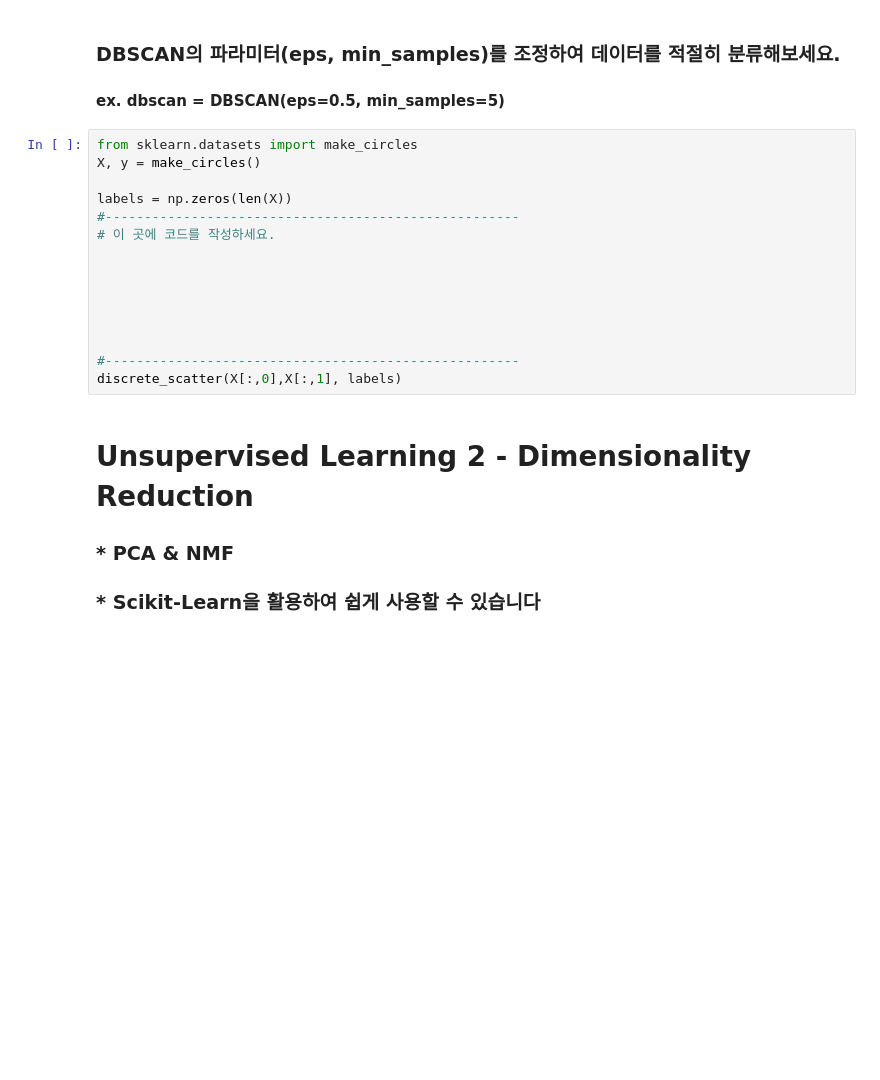
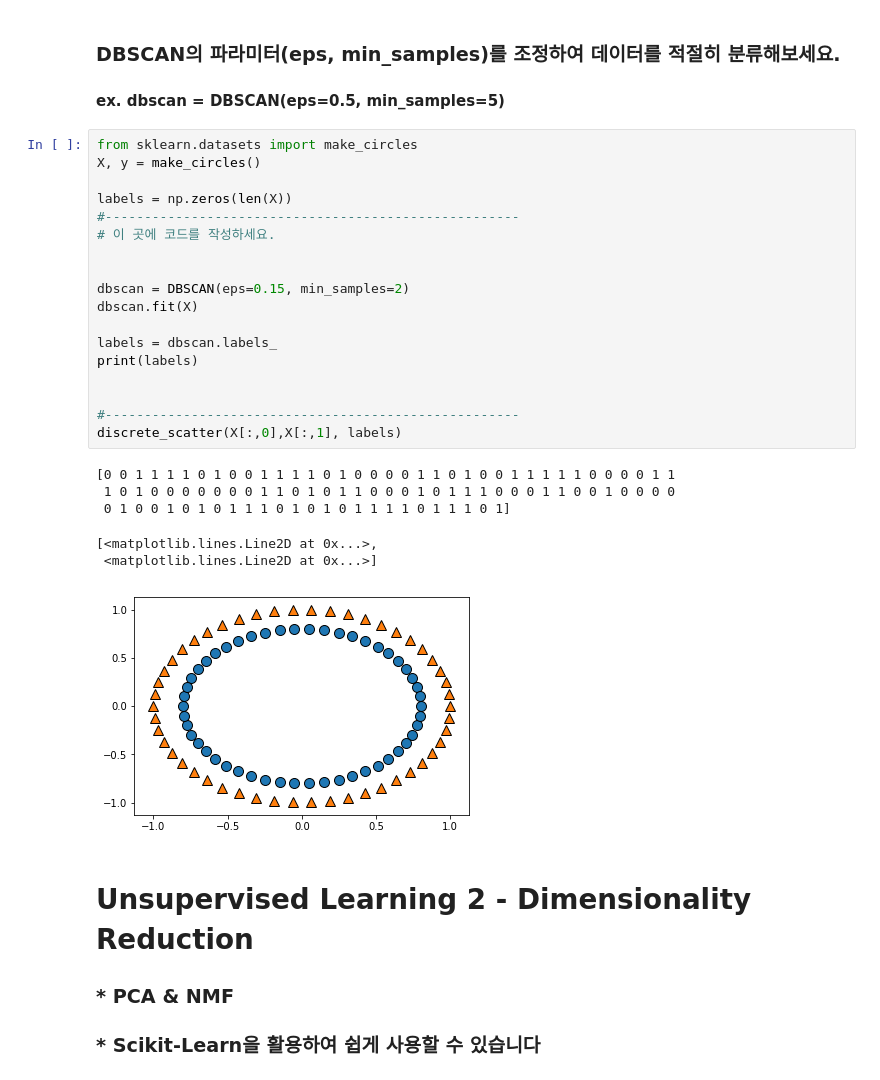
Before and after one commit to jin530/190428_unsupervised_tensorflow, a Jupyter notebook: Unsupervised_Learning_and_TensorFlow.ipynb, the cells around one changed output. Cells and saved outputs as stored; diff of their text form; blank space fills up the shorter version.

```diff
--- a/Unsupervised_Learning_and_TensorFlow.ipynb
+++ b/Unsupervised_Learning_and_TensorFlow.ipynb
@@ -452,18 +499,28 @@ discrete_scatter(X[:,0],X[:,1], labels)
 # %%
 from sklearn.datasets import make_circles
 X, y = make_circles()
 
 labels = np.zeros(len(X))
 #-----------------------------------------------------
 # 이 곳에 코드를 작성하세요.
 
 
+dbscan = DBSCAN(eps=0.15, min_samples=2)
+dbscan.fit(X)
 
-
+labels = dbscan.labels_
+print(labels)
 
 
 #-----------------------------------------------------
 discrete_scatter(X[:,0],X[:,1], labels)
+# %% [output]
+[0 0 1 1 1 1 0 1 0 0 1 1 1 1 0 1 0 0 0 0 1 1 0 1 0 0 1 1 1 1 1 0 0 0 0 1 1
+ 1 0 1 0 0 0 0 0 0 0 1 1 0 1 0 1 1 0 0 0 1 0 1 1 1 0 0 0 1 1 0 0 1 0 0 0 0
+ 0 1 0 0 1 0 1 0 1 1 1 0 1 0 1 0 1 1 1 1 0 1 1 1 0 1]
+[<matplotlib.lines.Line2D at 0x...>,
+ <matplotlib.lines.Line2D at 0x...>]
+[figure, added]
 # %% [markdown]
 # Unsupervised Learning 2 - Dimensionality Reduction
 ### * PCA & NMF
```
Also changed, not shown: parts of 34 cells of this notebook.
